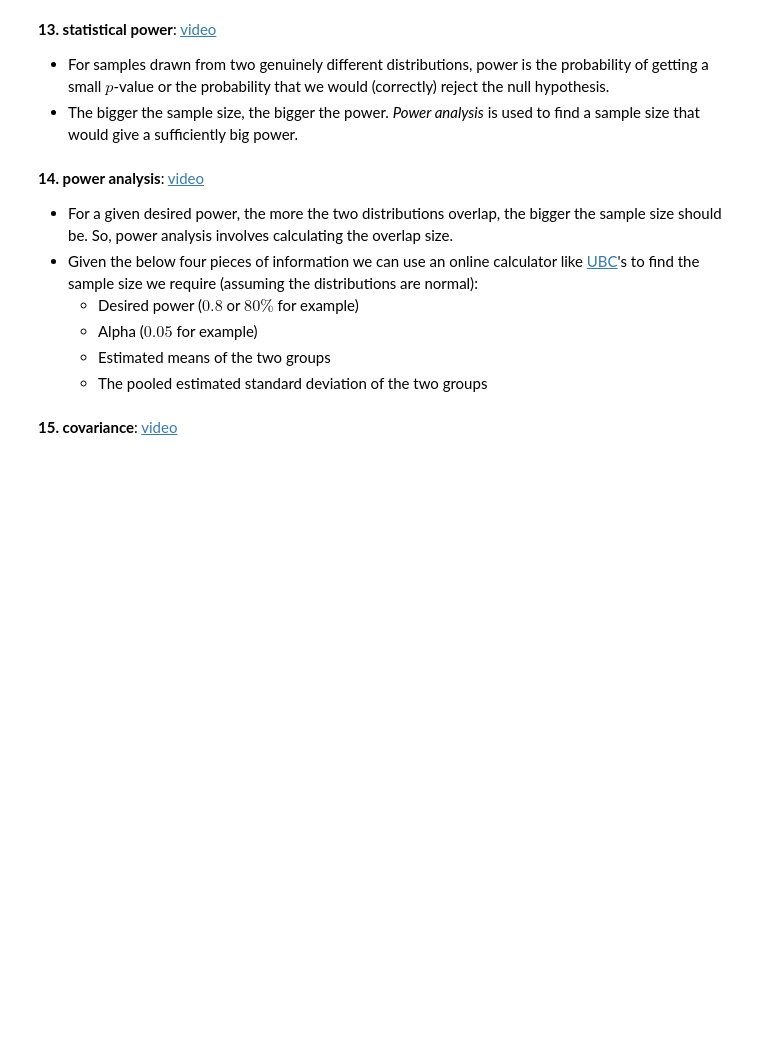
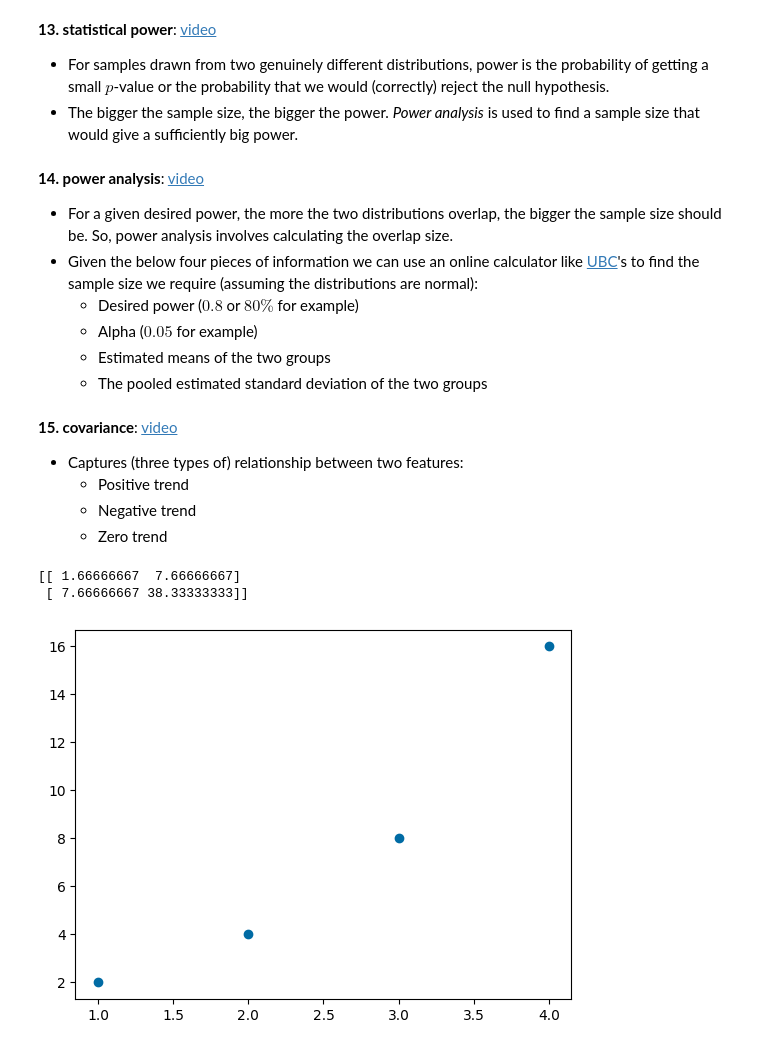
Before and after one commit to mtanviruzzaman/statquest-statistics, a Jupyter notebook: statistics.ipynb, the cells around one changed output. Cells and saved outputs as stored; diff of their text form; code cells hidden in the pictures; blank space fills up the shorter version.

```diff
--- a/statistics.ipynb
+++ b/statistics.ipynb
@@ -253,3 +253,24 @@ Reject H0?:        [ True  True  True False False False]
     * The pooled estimated standard deviation of the two groups
 # %% [markdown]
 **15. covariance**: [video](https://www.youtube.com/watch?v=qtaqvPAeEJY&list=PLblh5JKOoLUK0FLuzwntyYI10UQFUhsY9&index=17)
+* Captures (three types of) relationship between two features:
+    * Positive trend
+    * Negative trend
+    * Zero trend
+# %%
+x = np.array([1.0, 2.0, 3.0, 4.0])
+y = np.array([2.0, 4.0, 8.0, 16.0])
+
+# (bias = False) ==> 1/(m-1) instead of 1/m
+C = np.cov(x, y, bias=False)  # 2x2 symmetric matrix
+#
+# C = [ Var(x)    Cov(x, y) ]
+#     [ Cov(y, x) Var(y)    ]
+print(C)
+
+plt.scatter(x, y)
+plt.show()
+# %% [output]
+[[ 1.66666667  7.66666667]
+ [ 7.66666667 38.33333333]]
+[figure, added]
```
